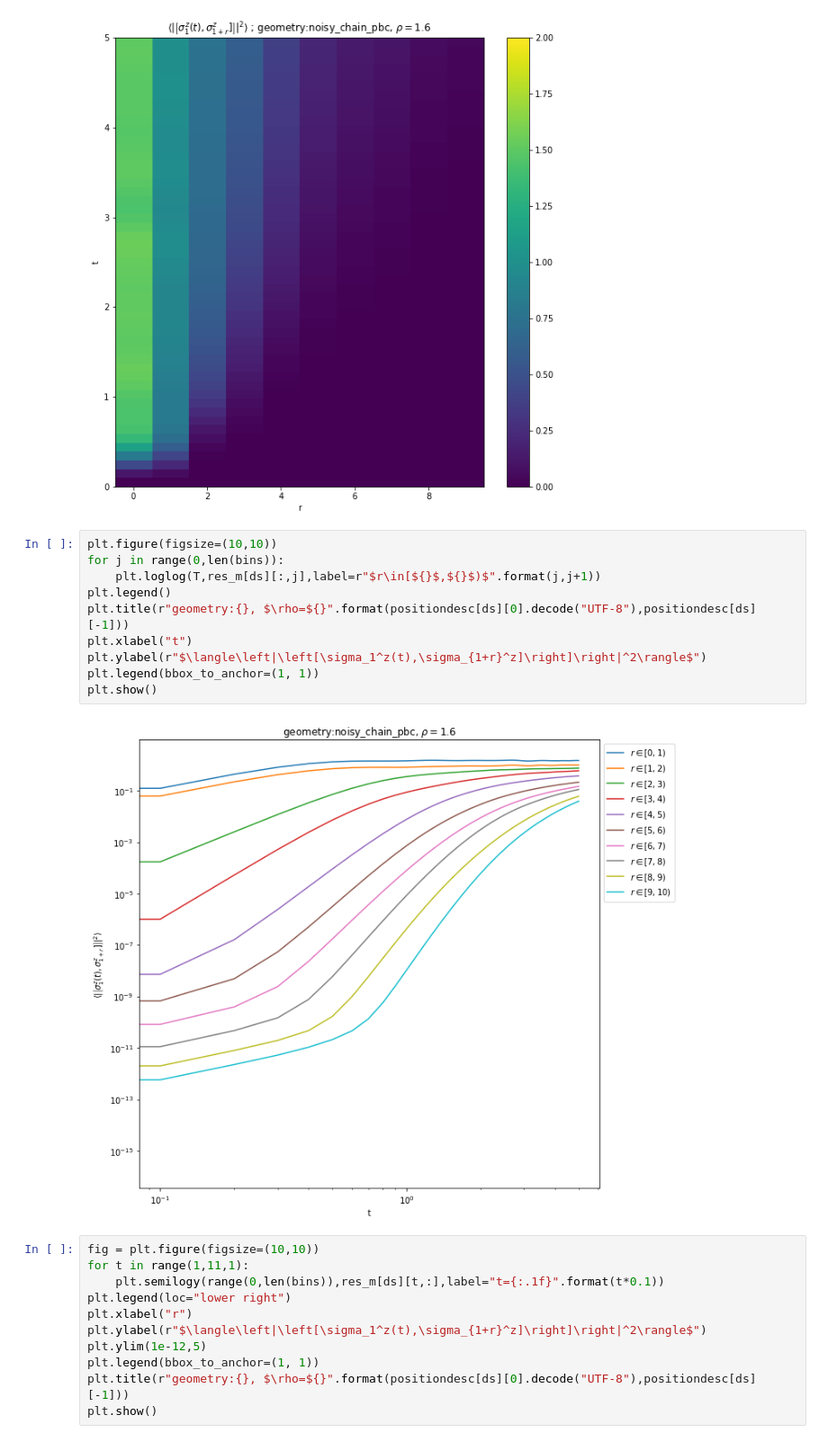
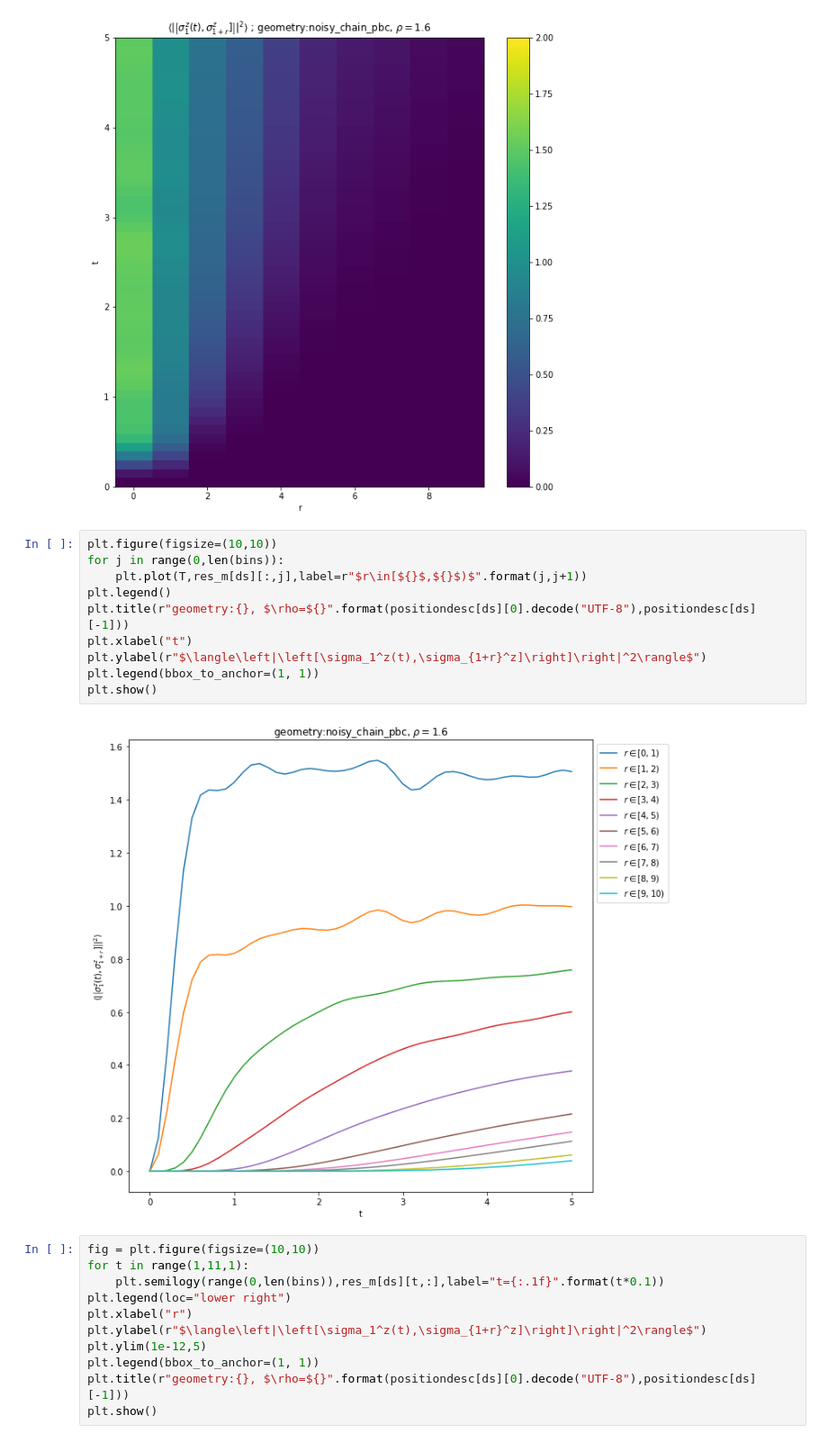
Before and after one commit to mkm2/WorkingFolder, a Jupyter notebook: notebooks/random_positions/Analysis/Visualisation_PD.ipynb, the cells around one changed output. Shown at 90% size. Saved outputs shown, nothing was run; the diff lists cells and outputs as text.

```diff
--- a/notebooks/random_positions/Analysis/Visualisation_PD.ipynb
+++ b/notebooks/random_positions/Analysis/Visualisation_PD.ipynb
@@ -126,15 +126,15 @@ plt.show()
 # %%
 plt.figure(figsize=(10,10))
 for j in range(0,len(bins)):
-    plt.loglog(T,res_m[ds][:,j],label=r"$r\in[${}$,${}$)$".format(j,j+1))
+    plt.plot(T,res_m[ds][:,j],label=r"$r\in[${}$,${}$)$".format(j,j+1))
 plt.legend()
 plt.title(r"geometry:{}, $\rho=${}".format(positiondesc[ds][0].decode("UTF-8"),positiondesc[ds][-1]))
 plt.xlabel("t")
 plt.ylabel(r"$\langle\left|\left[\sigma_1^z(t),\sigma_{1+r}^z]\right]\right|^2\rangle$")
 plt.legend(bbox_to_anchor=(1, 1))
 plt.show()
 # %% [output]
-[figure, old version]
+[figure, new version]
 # %%
 fig = plt.figure(figsize=(10,10))
 for t in range(1,11,1):
```
Also changed, not shown: 3 other files.
